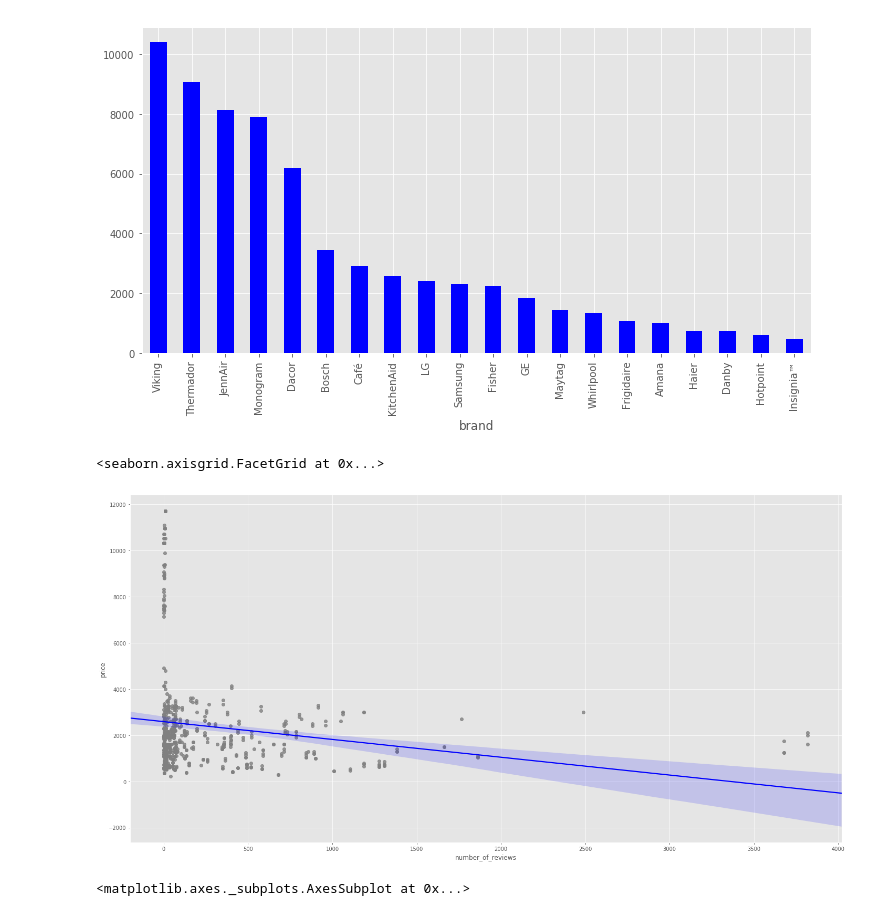
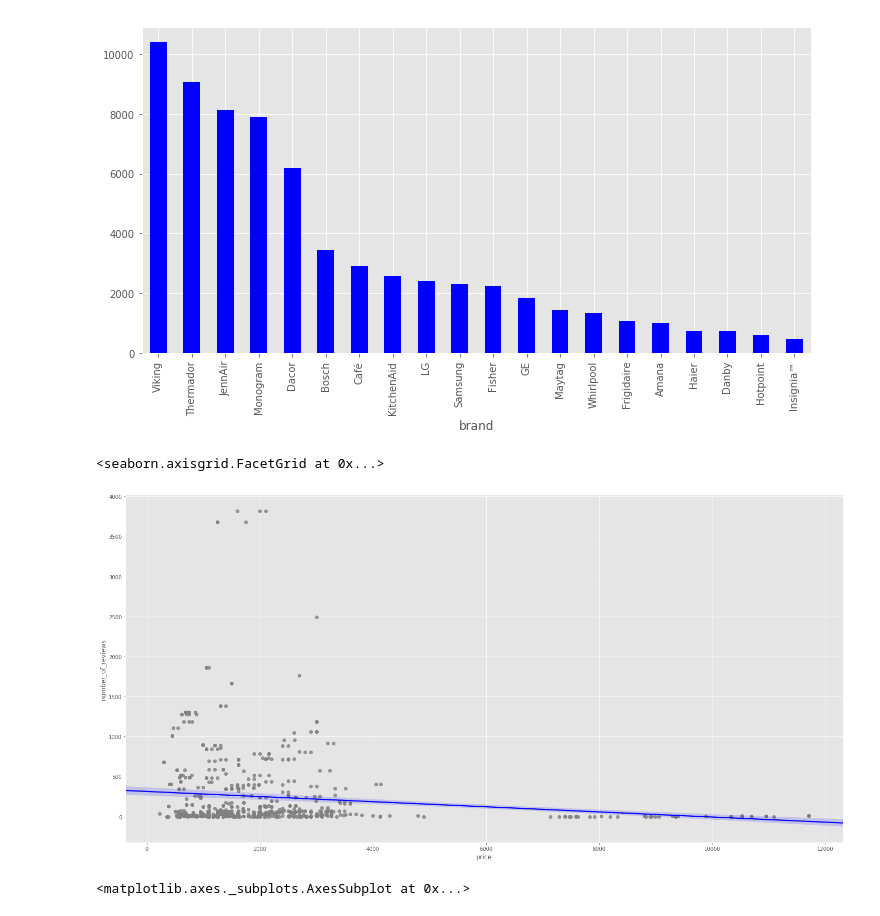
Before and after one commit to lordofmax/web_scraping_project, a Jupyter notebook: BestBuyFridge/Best_buy_refigerator_data_cleaning.ipynb, the cells around one changed output. Drawn from its saved outputs; the diff is of its cells as text; code cells hidden in the pictures.

```diff
--- a/BestBuyFridge/Best_buy_refigerator_data_cleaning.ipynb
+++ b/BestBuyFridge/Best_buy_refigerator_data_cleaning.ipynb
@@ -142,10 +142,10 @@ df.groupby('brand')['price'].mean().sort_values(ascending=False).plot.bar(color
 # %%
 import seaborn as sns
 # %%
-sns.lmplot("number_of_reviews", "price",df,line_kws={'color':'blue'}, scatter_kws= {'color':'gray'},height = 10,aspect = 2)
+sns.lmplot("price","number_of_reviews",df,line_kws={'color':'blue'}, scatter_kws= {'color':'gray'},height = 10,aspect = 2)
 # %% [output]
 <seaborn.axisgrid.FacetGrid at 0x...>
-[figure, old version]
+[figure, new version]
 # %%
 plt.figure(figsize=(16, 6))
 sns.boxplot(x='ratings', y='price', data=df, width = 0.5)
```
Also changed, not shown: parts of 1 cell of this notebook.
